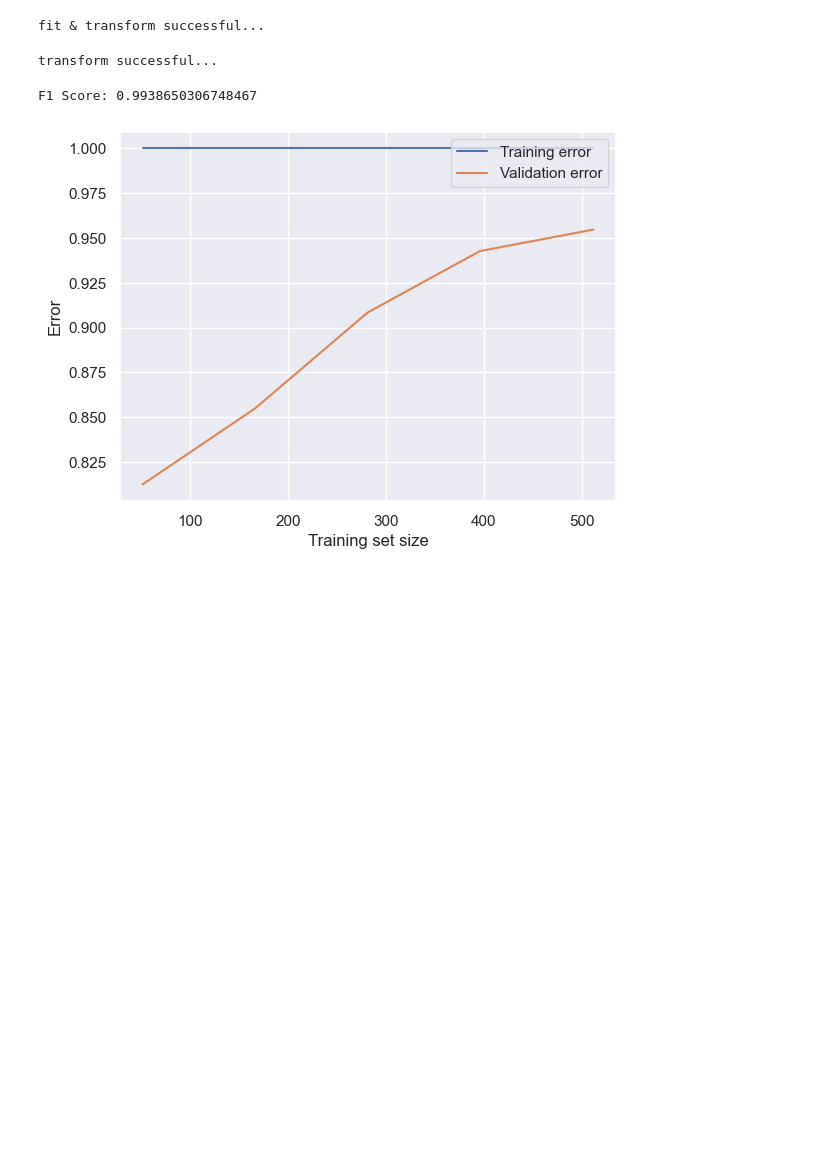
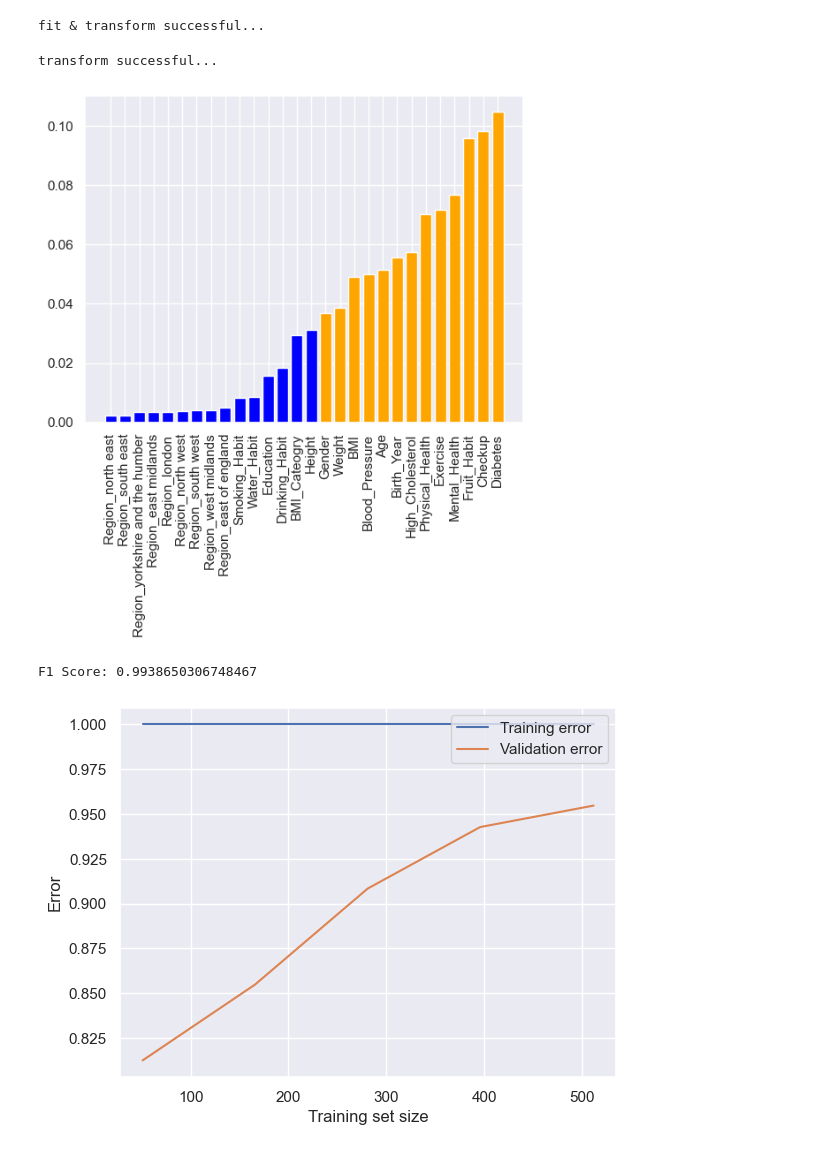
Before and after one commit to lstk44/TheSmithParasiteNOVA, a Jupyter notebook: Notebook_Group_01_commented_Rand-Grid.ipynb, the cells around one changed output. Saved outputs shown, nothing was run; the diff lists cells and outputs as text; code cells hidden in the pictures; blank space fills up the shorter version.

```diff
--- a/Notebook_Group_01_commented_Rand-Grid.ipynb
+++ b/Notebook_Group_01_commented_Rand-Grid.ipynb
@@ -1144,6 +1223,26 @@ xtrain_sfm = pd.DataFrame(sfm.transform(xtrain_rf), columns=xtrain_rf.columns[(s
 xval_sfm = pd.DataFrame(sfm.transform(xval_rf), columns=xval_rf.columns[(sfm.get_support())], index=xval_rf.index)
 
 xtrain_rf_unscaled = sfm.transform(xtrain_rf_unscaled)
+# %%
+fi= sfm.estimator_.feature_importances_
+fi.shape = (1,28)
+fi=fi.flat
+fi_list=list(fi)
+
+cols=xtrain_sgd.columns
+res = {cols[i]: fi_list[i] for i in range(len(cols))}
+res
+
+sres=sorted(res.items(), key=lambda x:x[1])
+res =dict(sres)
+names = list(res.keys())
+values = list(res.values())
+plt.bar(range(len(res)), values, tick_label=names, color= ['orange' if i in xtrain_sfm.columns else 'blue' for i in names])
+
+plt.xticks(rotation=90)
+plt.show()
+# %% [output]
+[figure, added]
 # %%
 # get first score of model
 model = RandomForestClassifier(random_state = 1)
```
Also changed, not shown: parts of 32 cells of this notebook.
